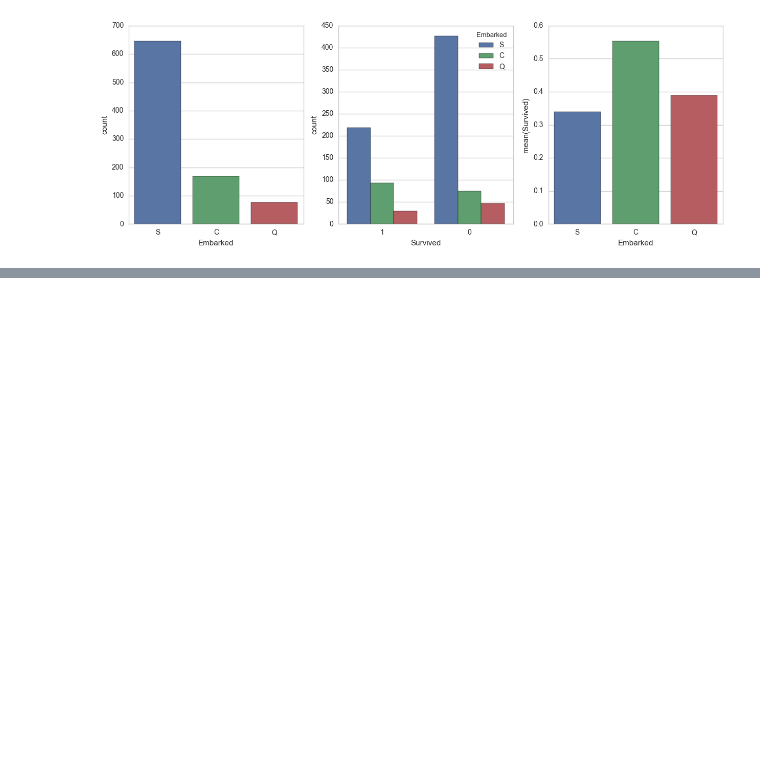
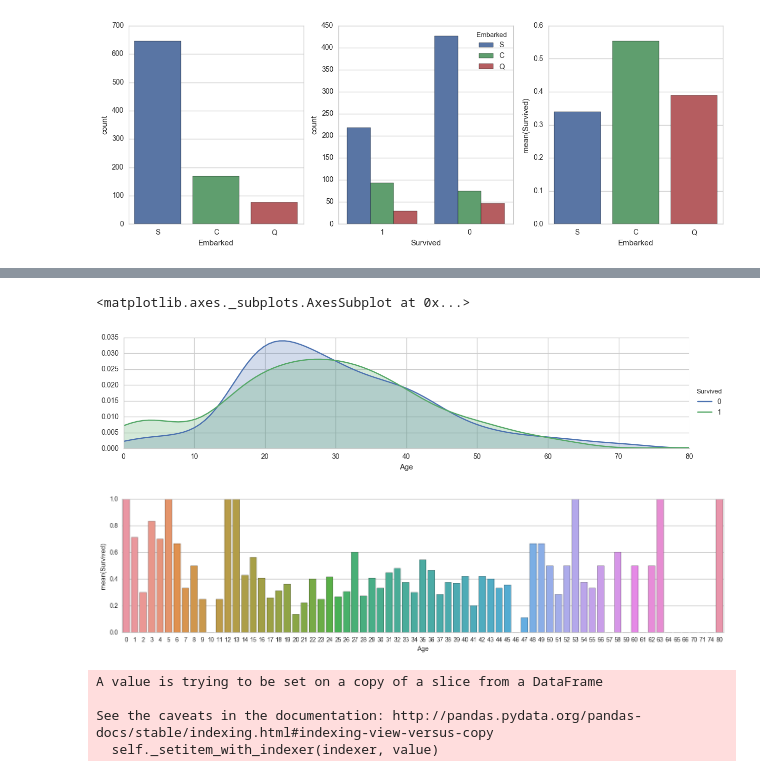
Before and after one commit to jerry-sc/kaggle, a Jupyter notebook: Titanic/titanic.ipynb, the cells around one changed output, grey strips where cells are left out. Cells and saved outputs as stored; diff of their text form; code cells hidden in the pictures; blank space fills up the shorter version.

```diff
--- a/Titanic/titanic.ipynb
+++ b/Titanic/titanic.ipynb
@@ -143,0 +175,15 @@ train_df
+# %%
+# 密度图
+facet = sns.FacetGrid(train_df, hue='Survived', aspect=4)
+facet.map(sns.kdeplot, 'Age', shade=True)
+facet.set(xlim=(0, train_df['Age'].max()))
+facet.add_legend()
+
+fig, axis1 = plt.subplots(1,1,figsize=(18,4)) # 这一行必须要有，否则下面图会覆盖上面的，表明需要在新的画布上进行绘图
+# as_index 表示是否将聚合的值 作为index，
+#average_age = train_df[['Age','Survived']].groupby(['Age'], as_index=False).mean()
+sns.barplot(x='Age',y='Survived', data=train_df, ci=None)
+# %% [output]
+<matplotlib.axes._subplots.AxesSubplot at 0x...>
+[figure, added]
+[figure, added]
@@ -143,0 +194,18 @@ train_df
+# %%
+# family 合并Sib Sp and Parch as family member
+train_df['Family'] = train_df['Parch'] + train_df['SibSp']
+train_df['Family'].loc[train_df['Family']>0] = 1
+train_df['Family'].loc[train_df['Family'] == 0] = 0
+
+test_df['Family'] = test_df['Parch'] + test_df['SibSp']
+test_df['Family'].loc[test_df['Family'] > 0] = 1
+test_df['Family'].loc[test_df['Family'] == 0] = 0
+
+# drop
+train_df.drop(['SibSp','Parch'], axis=1, inplace=True)
+test_df.drop(['SibSp','Parch'], axis=1, inplace=True)
+# %% [output]
+A value is trying to be set on a copy of a slice from a DataFrame
+
+See the caveats in the documentation: http://pandas.pydata.org/pandas-docs/stable/indexing.html#indexing-view-versus-copy
+  self._setitem_with_indexer(indexer, value)
```
Also changed, not shown: parts of 23 cells of this notebook.
